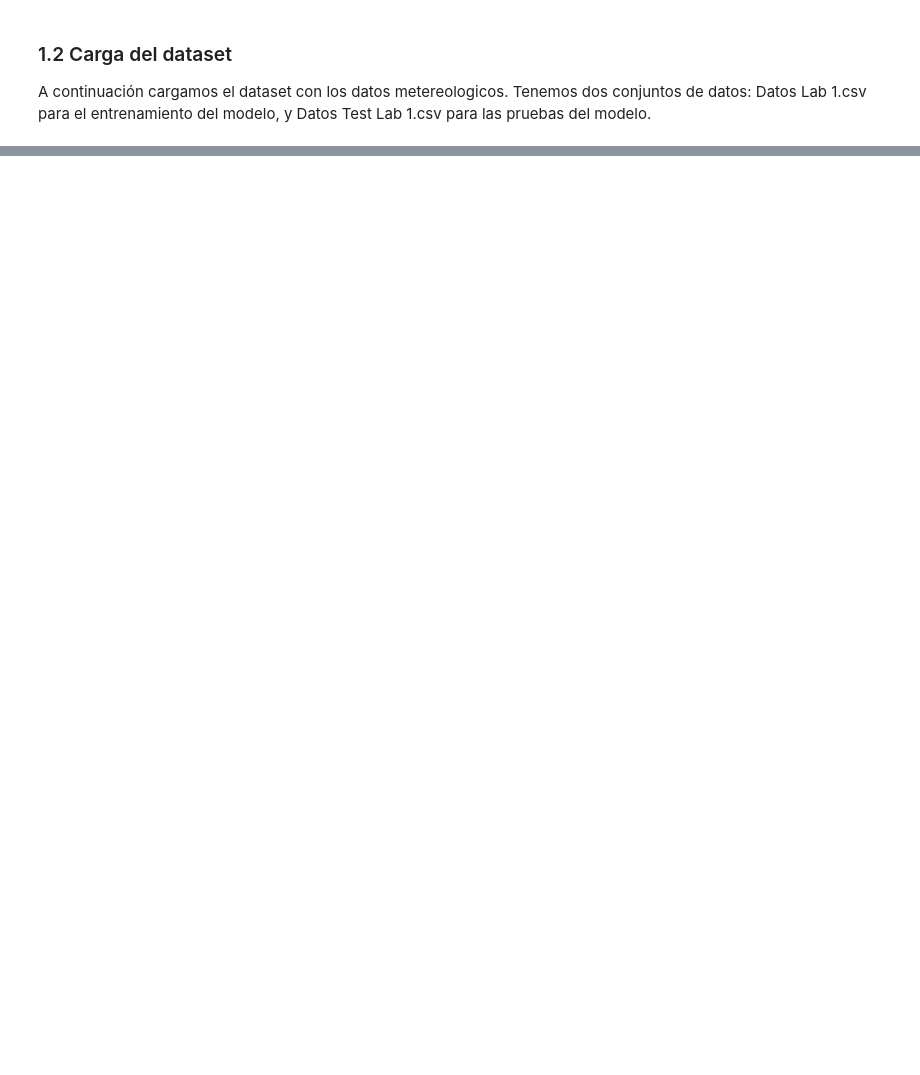
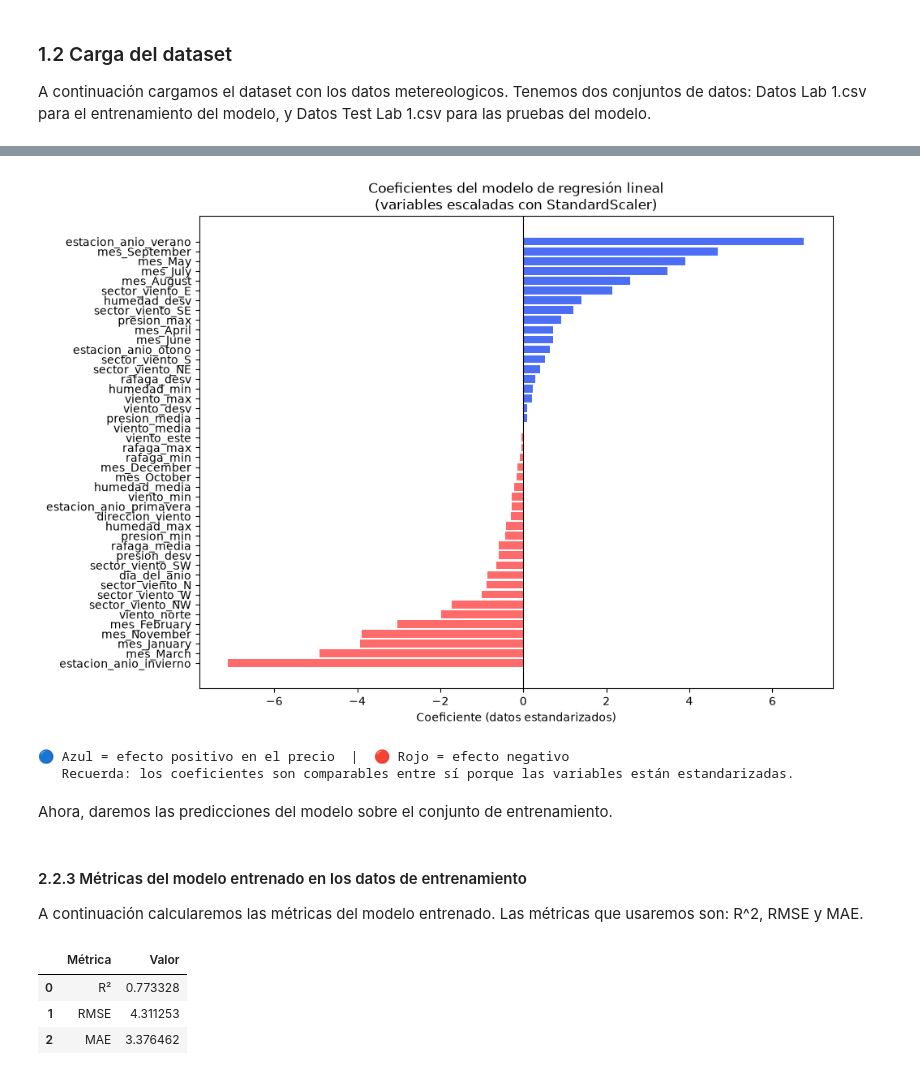
Before and after one commit to PedroSTrujillo/labs-aprendizaje-de-maquina, a Jupyter notebook: L1 copy/lab1.ipynb, the cells around one changed output, grey strips where cells are left out. Saved outputs shown, nothing was run; the diff lists cells and outputs as text; code cells hidden in the pictures; blank space fills up the shorter version.

Commit message:
Dos modelos preliminares.

```diff
--- a/L1 copy/lab1.ipynb
+++ b/L1 copy/lab1.ipynb
@@ -32,0 +818,9 @@ data_meteo.info()
+# %%
+Xt_train = pipeline_regresion.fit_transform(X_train)
+
+feature_names = pipeline_regresion.named_steps["preprocesamiento"].get_feature_names_out()
+Xt_train_df = pd.DataFrame(
+    Xt_train.toarray() if hasattr(Xt_train, "toarray") else Xt_train,
+    columns=feature_names,
+    index=X_train.index
+)
@@ -32,0 +847,4 @@ data_meteo.info()
+# %%
+Modelo_1 = LinearRegression()
+# %%
+Modelo_1.fit(Xt_train_df, y_train)
@@ -32,0 +855,10 @@ data_meteo.info()
+# %%
+feature_names = [
+    name.replace("num__", "").replace("cat__", "")
+    for name in feature_names
+]
+coef_df = pd.DataFrame({
+    "Variable": feature_names,
+    "Coeficiente": Modelo_1.coef_
+})
+coef_df
@@ -32,0 +883,20 @@ data_meteo.info()
+# %%
+
+coef_sorted = coef_df.sort_values('Coeficiente')
+colors = ['#FF6B6B' if c < 0 else '#4C6EF5' for c in coef_sorted['Coeficiente']]
+
+plt.figure(figsize=(10, 7))
+plt.barh(coef_sorted['Variable'], coef_sorted['Coeficiente'], color=colors)
+plt.axvline(0, color='black', linewidth=0.8)
+plt.xlabel('Coeficiente (datos estandarizados)')
+plt.title('Coeficientes del modelo de regresión lineal\n(variables escaladas con StandardScaler)')
+plt.tight_layout()
+plt.show()
+print("🔵 Azul = efecto positivo en el precio  |  🔴 Rojo = efecto negativo")
+print("   Recuerda: los coeficientes son comparables entre sí porque las variables están estandarizadas.")
+# %% [output]
+[figure, added]
+🔵 Azul = efecto positivo en el precio  |  🔴 Rojo = efecto negativo
+   Recuerda: los coeficientes son comparables entre sí porque las variables están estandarizadas.
+# %% [markdown]
+Ahora, daremos las predicciones del modelo sobre el conjunto de entrenamiento.
@@ -32,0 +905,34 @@ data_meteo.info()
+# %% [markdown]
+#### 2.2.3 Métricas del modelo entrenado en los datos de entrenamiento
+
+A continuación calcularemos las métricas del modelo entrenado. Las métricas que usaremos son: R^2, RMSE y MAE.
+# %%
+# Transformamos el conjunto de prueba con el pipeline ya ajustado al entrenamiento.
+Xt_train = pipeline_regresion.transform(X_train)
+feature_names_train = pipeline_regresion.named_steps["preprocesamiento"].get_feature_names_out()
+Xt_train_df = pd.DataFrame(
+    Xt_train.toarray() if hasattr(Xt_train, "toarray") else Xt_train,
+    columns=feature_names_train,
+    index=X_train.index,
+)
+
+y_train_pred = Modelo_1.predict(Xt_train_df)
+
+r2_train = r2_score(y_train, y_train_pred)
+rmse_train = np.sqrt(mean_squared_error(y_train, y_train_pred))
+mae_train = mean_absolute_error(y_train, y_train_pred)
+desviacion_train = y_train.std()
+error_relativo = mae_train / desviacion_train
+
+metricas_train = pd.DataFrame(
+    {
+        "Métrica": ["R²", "RMSE", "MAE"],
+        "Valor": [r2_train, rmse_train, mae_train],
+    }
+)
+metricas_train
+# %% [output]
+|  | Métrica | Valor |
+| 0 | R² | 0.773328 |
+| 1 | RMSE | 4.311253 |
+| 2 | MAE | 3.376462 |
```
Also changed, not shown: parts of 77 cells of this notebook.
